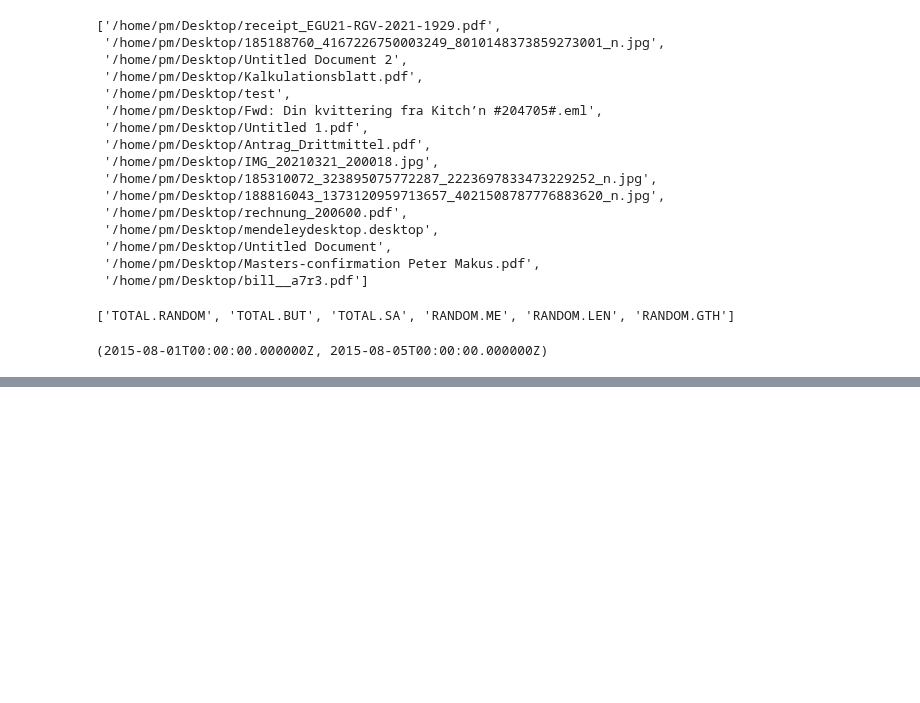
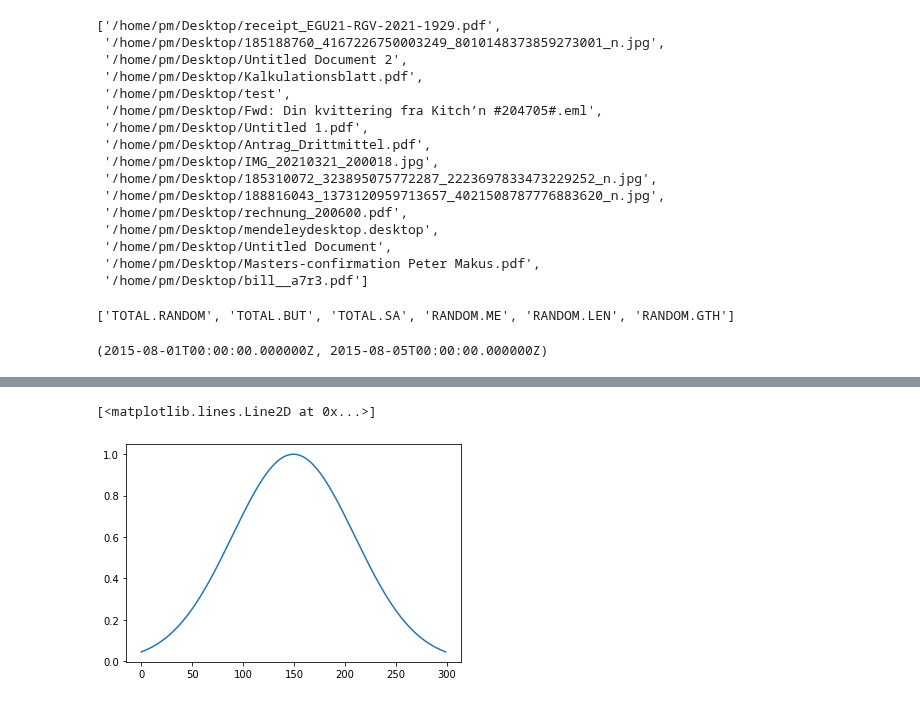
Before and after one commit to PeterMakus/SeisMIC, a Jupyter notebook: testnb.ipynb, the cells around one changed output, grey strips where cells are left out. Cells and saved outputs as stored; diff of their text form; code cells hidden in the pictures; blank space fills up the shorter version.

```diff
--- a/testnb.ipynb
+++ b/testnb.ipynb
@@ -271,0 +299,5 @@ os.path.basename(os.path.dirname(os.path.dirname(yeardirs[0])))
+# %%
+plt.plot(gaussian(300, 60))
+# %% [output]
+[<matplotlib.lines.Line2D at 0x...>]
+[figure, added]
```
Also changed, not shown: parts of 4 cells of this notebook, 2 other files.
